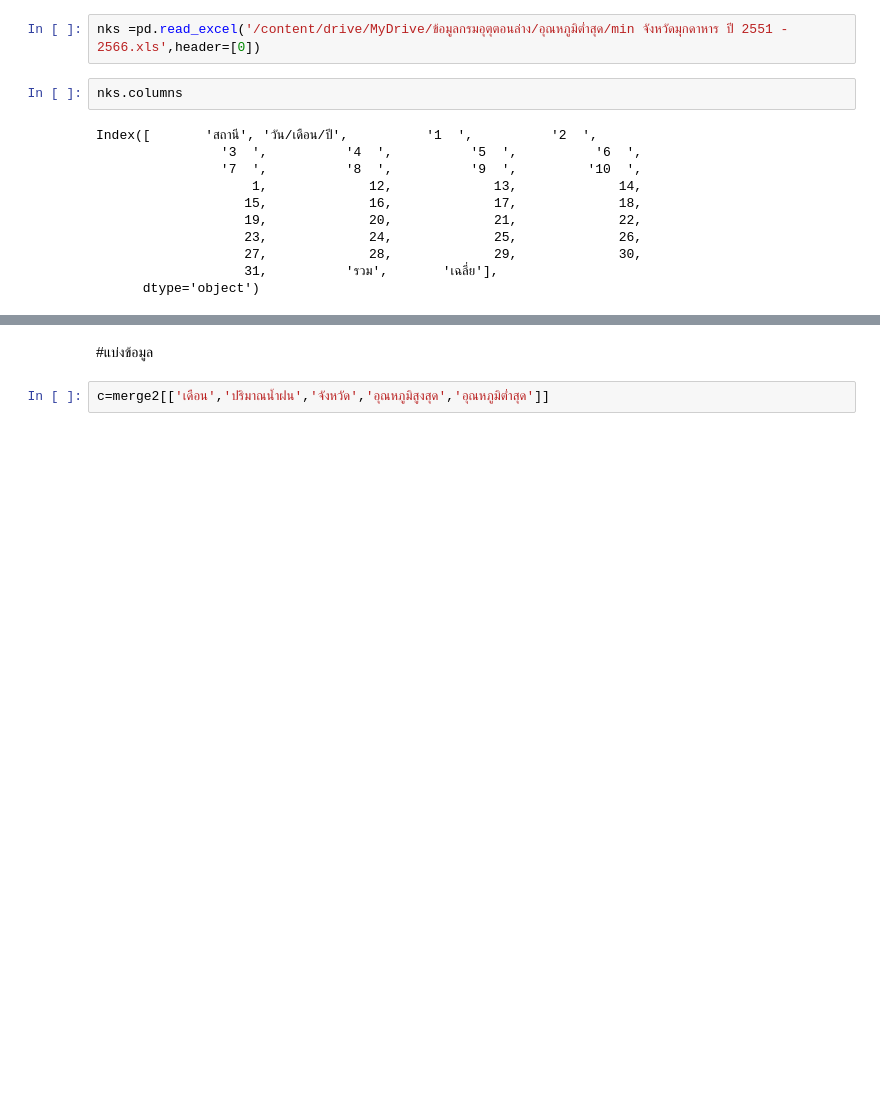
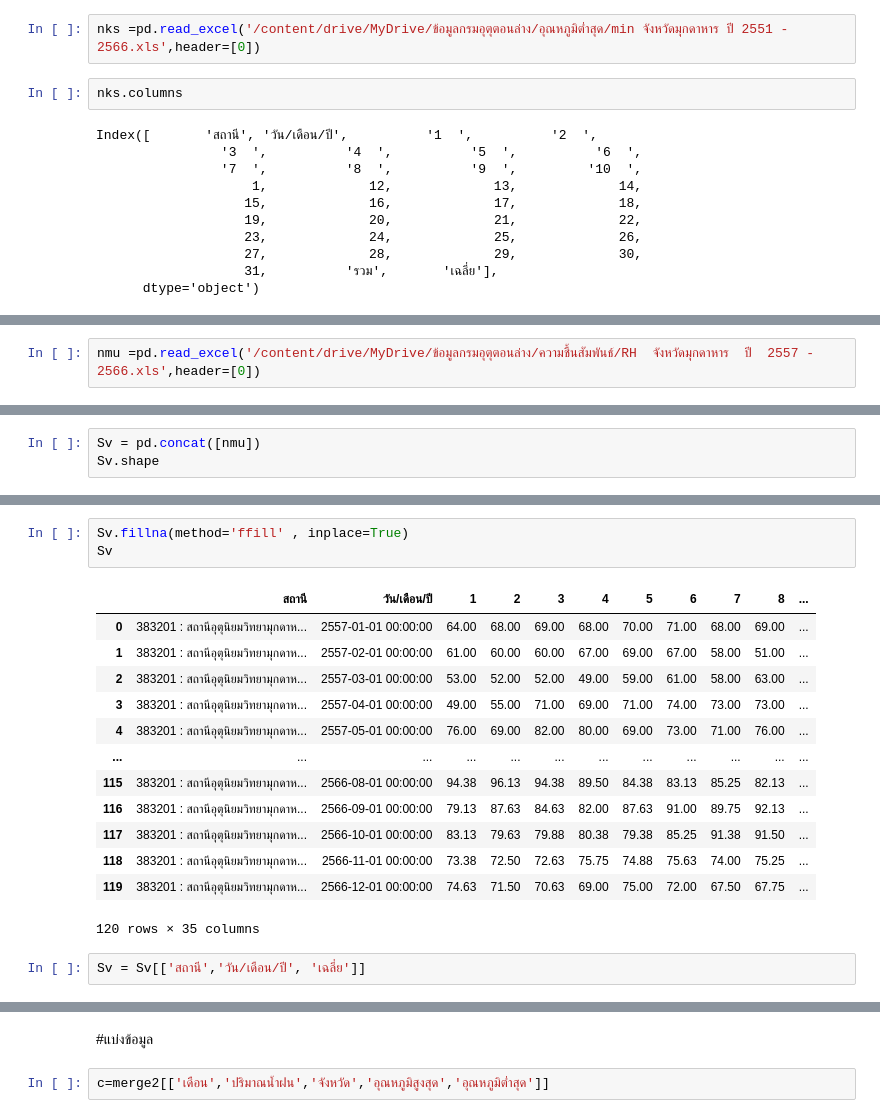
Before and after one commit to SasiwimonV/Basicprog_DataViz65, a Jupyter notebook: ตอนล่าง.ipynb, the cells around one changed output, grey strips where cells are left out. Cells and saved outputs as stored; diff of their text form; blank space fills up the shorter version.

```diff
--- a/ตอนล่าง.ipynb
+++ b/ตอนล่าง.ipynb
@@ -329,0 +393,2 @@ NameError: name 'Speed' is not defined
+# %%
+nmu =pd.read_excel('/content/drive/MyDrive/ข้อมูลกรมอุตุตอนล่าง/ความชื้นสัมพันธ์/RH  จังหวัดมุกดาหาร  ปี  2557 - 2566.xls',header=[0])
@@ -329,0 +408,3 @@ NameError: name 'Speed' is not defined
+# %%
+Sv = pd.concat([nmu])
+Sv.shape
@@ -329,0 +444,19 @@ NameError: name 'Speed' is not defined
+# %%
+Sv.fillna(method='ffill' , inplace=True)
+Sv
+# %% [output]
+|  | สถานี | วัน/เดือน/ปี | 1 | 2 | 3 | 4 | 5 | 6 | 7 | 8 | ... |
+| 0 | 383201 : สถานีอุตุนิยมวิทยามุกดาห... | 2557-01-01 00:00:00 | 64.00 | 68.00 | 69.00 | 68.00 | 70.00 | 71.00 | 68.00 | 69.00 | ... |
+| 1 | 383201 : สถานีอุตุนิยมวิทยามุกดาห... | 2557-02-01 00:00:00 | 61.00 | 60.00 | 60.00 | 67.00 | 69.00 | 67.00 | 58.00 | 51.00 | ... |
+| 2 | 383201 : สถานีอุตุนิยมวิทยามุกดาห... | 2557-03-01 00:00:00 | 53.00 | 52.00 | 52.00 | 49.00 | 59.00 | 61.00 | 58.00 | 63.00 | ... |
+| 3 | 383201 : สถานีอุตุนิยมวิทยามุกดาห... | 2557-04-01 00:00:00 | 49.00 | 55.00 | 71.00 | 69.00 | 71.00 | 74.00 | 73.00 | 73.00 | ... |
+| 4 | 383201 : สถานีอุตุนิยมวิทยามุกดาห... | 2557-05-01 00:00:00 | 76.00 | 69.00 | 82.00 | 80.00 | 69.00 | 73.00 | 71.00 | 76.00 | ... |
+| ... | ... | ... | ... | ... | ... | ... | ... | ... | ... | ... | ... |
+| 115 | 383201 : สถานีอุตุนิยมวิทยามุกดาห... | 2566-08-01 00:00:00 | 94.38 | 96.13 | 94.38 | 89.50 | 84.38 | 83.13 | 85.25 | 82.13 | ... |
+| 116 | 383201 : สถานีอุตุนิยมวิทยามุกดาห... | 2566-09-01 00:00:00 | 79.13 | 87.63 | 84.63 | 82.00 | 87.63 | 91.00 | 89.75 | 92.13 | ... |
+| 117 | 383201 : สถานีอุตุนิยมวิทยามุกดาห... | 2566-10-01 00:00:00 | 83.13 | 79.63 | 79.88 | 80.38 | 79.38 | 85.25 | 91.38 | 91.50 | ... |
+| 118 | 383201 : สถานีอุตุนิยมวิทยามุกดาห... | 2566-11-01 00:00:00 | 73.38 | 72.50 | 72.63 | 75.75 | 74.88 | 75.63 | 74.00 | 75.25 | ... |
+| 119 | 383201 : สถานีอุตุนิยมวิทยามุกดาห... | 2566-12-01 00:00:00 | 74.63 | 71.50 | 70.63 | 69.00 | 75.00 | 72.00 | 67.50 | 67.75 | ... |
+120 rows × 35 columns
+# %%
+Sv = Sv[['สถานี','วัน/เดือน/ปี', 'เฉลี่ย']]
```
Also changed, not shown: parts of 26 cells of this notebook.
